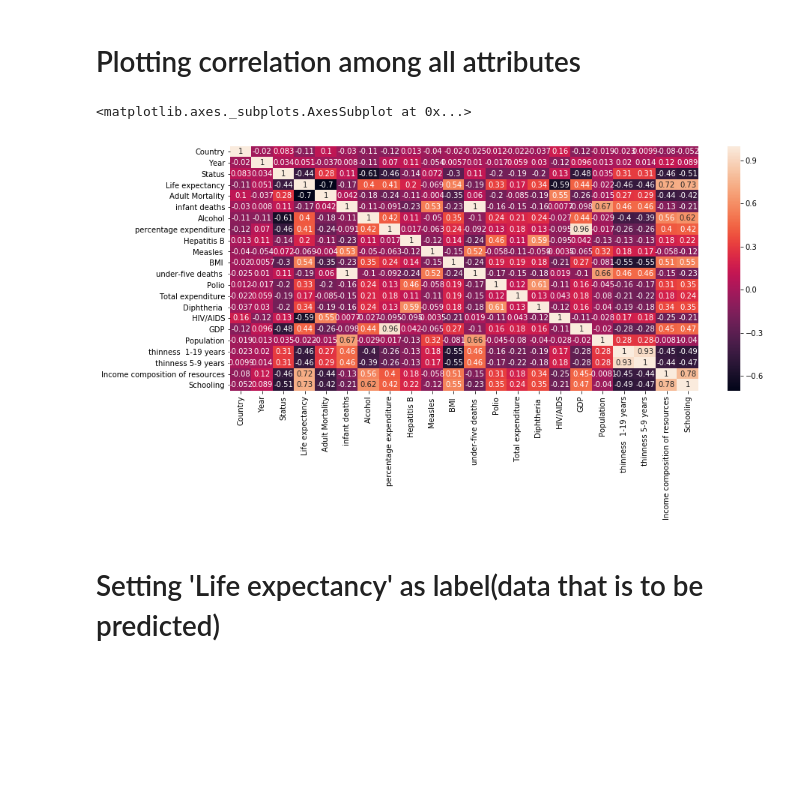
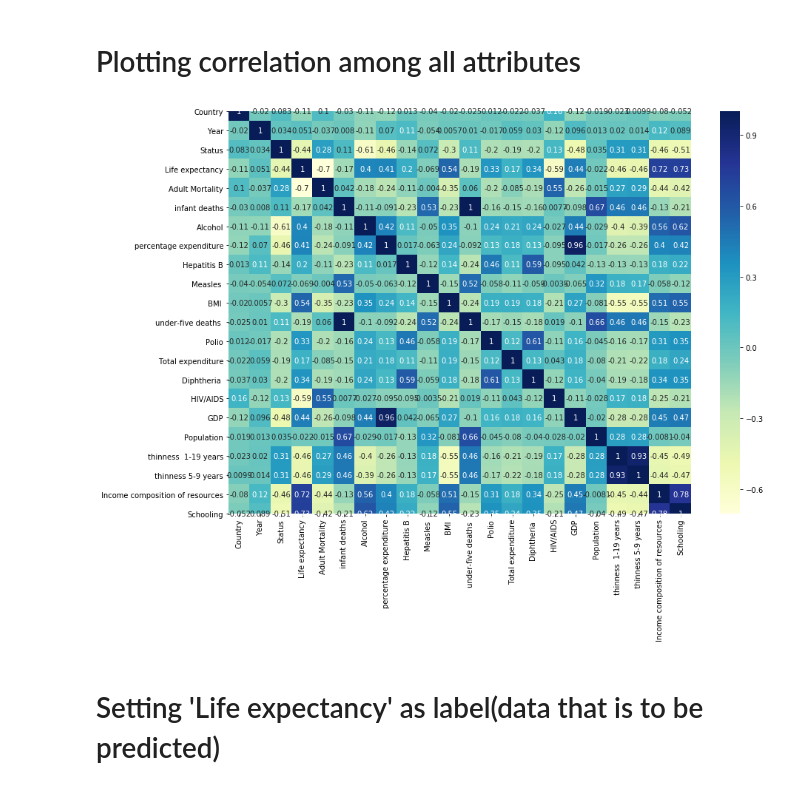
Before and after one commit to SmartPracticeschool/llSPS-INT-2037-Predicting-Life-Expectancy-using-Machine-Learning, a Jupyter notebook: Life_expectancy.ipynb, the cells around one changed output. Drawn from its saved outputs; the diff is of its cells as text; code cells hidden in the pictures; blank space fills up the shorter version.

```diff
--- a/Life_expectancy.ipynb
+++ b/Life_expectancy.ipynb
@@ -82,11 +77,11 @@ df.dropna(how='any',inplace=True)
 # %% [markdown]
 <h1>Plotting correlation among all attributes</h1>
 # %%
-plt.figure(figsize=(14,6))
-sns.heatmap(df.corr(),annot=True)
+plt.figure(figsize=(14,10))
+sns.heatmap(df.corr(),annot=True,cmap = 'YlGnBu')
+plt.savefig('plot.png')
 # %% [output]
-<matplotlib.axes._subplots.AxesSubplot at 0x...>
-[figure, old version]
+[figure, new version]
 # %% [markdown]
 <h1>Setting 'Life expectancy' as label(data that is to be predicted)</h1>
 # %%
```
Also changed, not shown: parts of 4 cells of this notebook.
